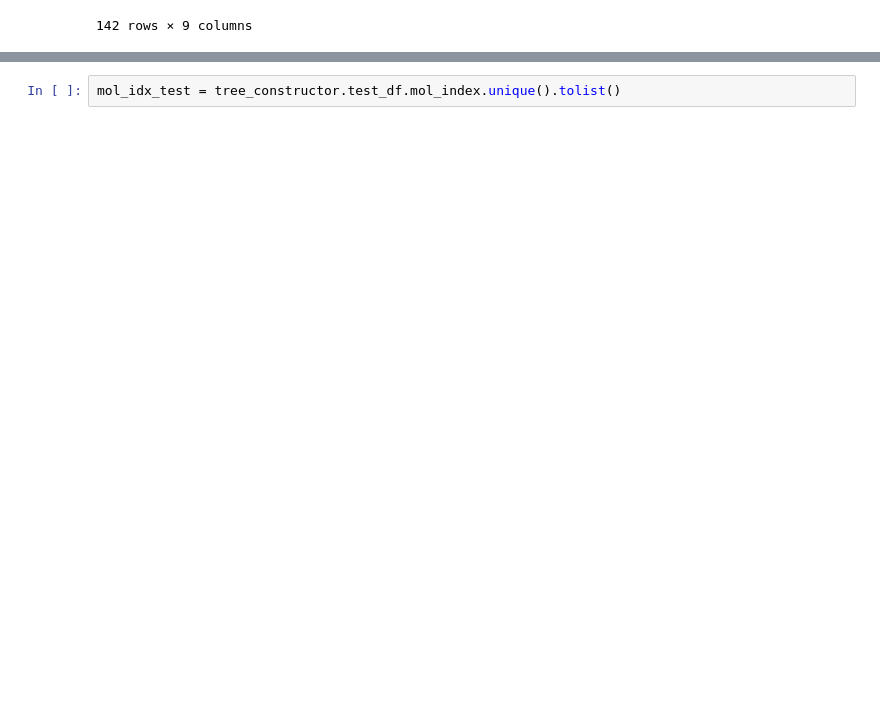
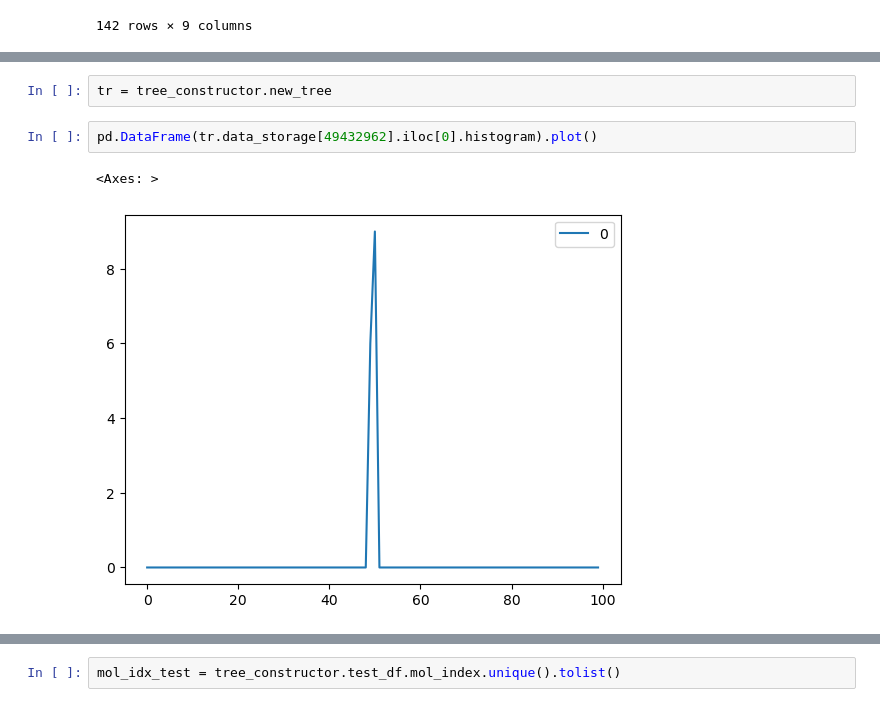
Before and after one commit to rinikerlab/DASH-tree, a Jupyter notebook: serenityff/torsion/examples/04_build_a_decision_tree.ipynb, the cells around one changed output, grey strips where cells are left out. Drawn from its saved outputs; the diff is of its cells as text; blank space fills up the shorter version.

Commit message:
fix torsion tree

```diff
--- a/serenityff/torsion/examples/04_build_a_decision_tree.ipynb
+++ b/serenityff/torsion/examples/04_build_a_decision_tree.ipynb
@@ -103,2 +113,9 @@ tree_constructor.convert_tree_to_node(tree_folder_path="./example_tree_out")
+# %%
+tr = tree_constructor.new_tree
+# %%
+pd.DataFrame(tr.data_storage[49432962].iloc[0].histogram).plot()
+# %% [output]
+<Axes: >
+[figure, added]
 # %%
 example_tree = DASHTorsionTree(tree_folder_path="./example_tree_out")
```
Also changed, not shown: parts of 38 cells of this notebook, 7 other files.
